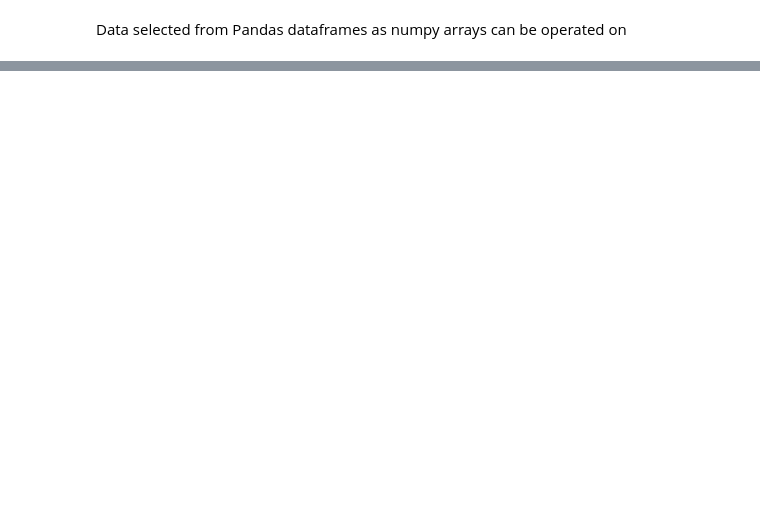
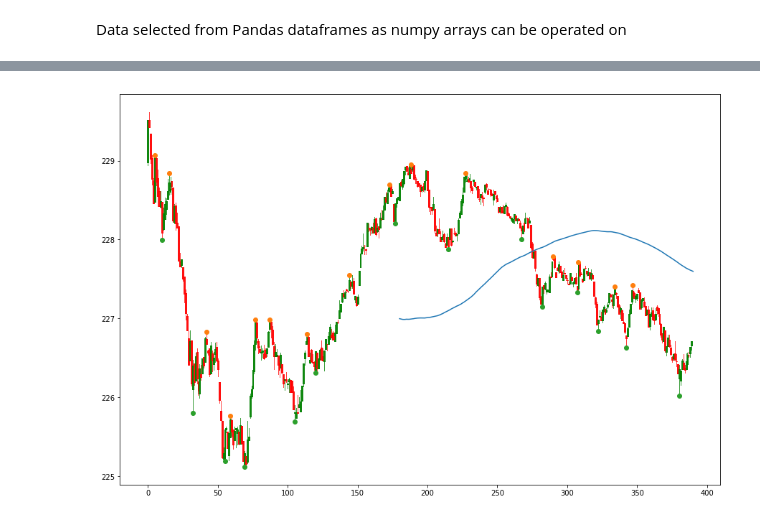
Before and after one commit to TidalPaladin/trader, a Jupyter notebook: trader-theory.ipynb, the cells around one changed output, grey strips where cells are left out. Cells and saved outputs as stored; diff of their text form; code cells hidden in the pictures; blank space fills up the shorter version.

```diff
--- a/trader-theory.ipynb
+++ b/trader-theory.ipynb
@@ -265,0 +230,17 @@ Using a non-tuple sequence for multidimensional indexing is deprecated; use `arr
+# %%
+# Number of points to include in the moving average
+periods = 180
+
+# 'valid', 'full', 'same' -> valid produces sensible results
+mode = 'valid'
+
+sma = sig.convolve(df.close.values, np.ones(periods) / periods, mode='valid')
+
+# Vectorization is possible so operation can be applied to multidimensional matrices
+#convolve = np.vectorize(np.convolve, signature='(n),(m)->(k)')
+#sma = convolve(df.close.values, np.ones(periods) / periods, mode='valid')
+sma = np.column_stack((np.arange(periods, periods+len(sma)), sma))
+# Plot
+plot_chart(df, [sma],[high_coords, low_coords])
+# %% [output]
+[figure, added]
```
Also changed, not shown: parts of 23 cells of this notebook, 2 other files.
